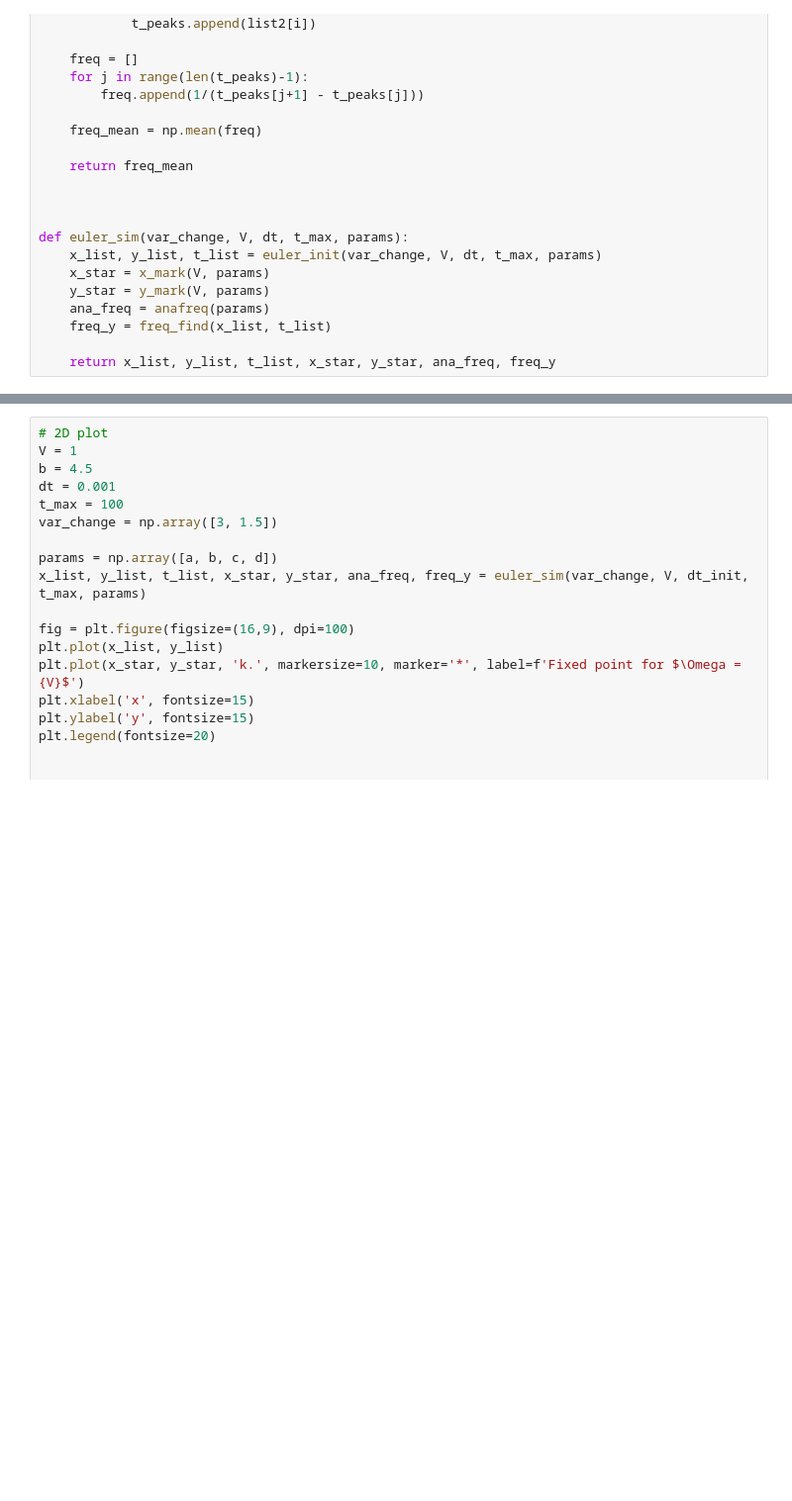
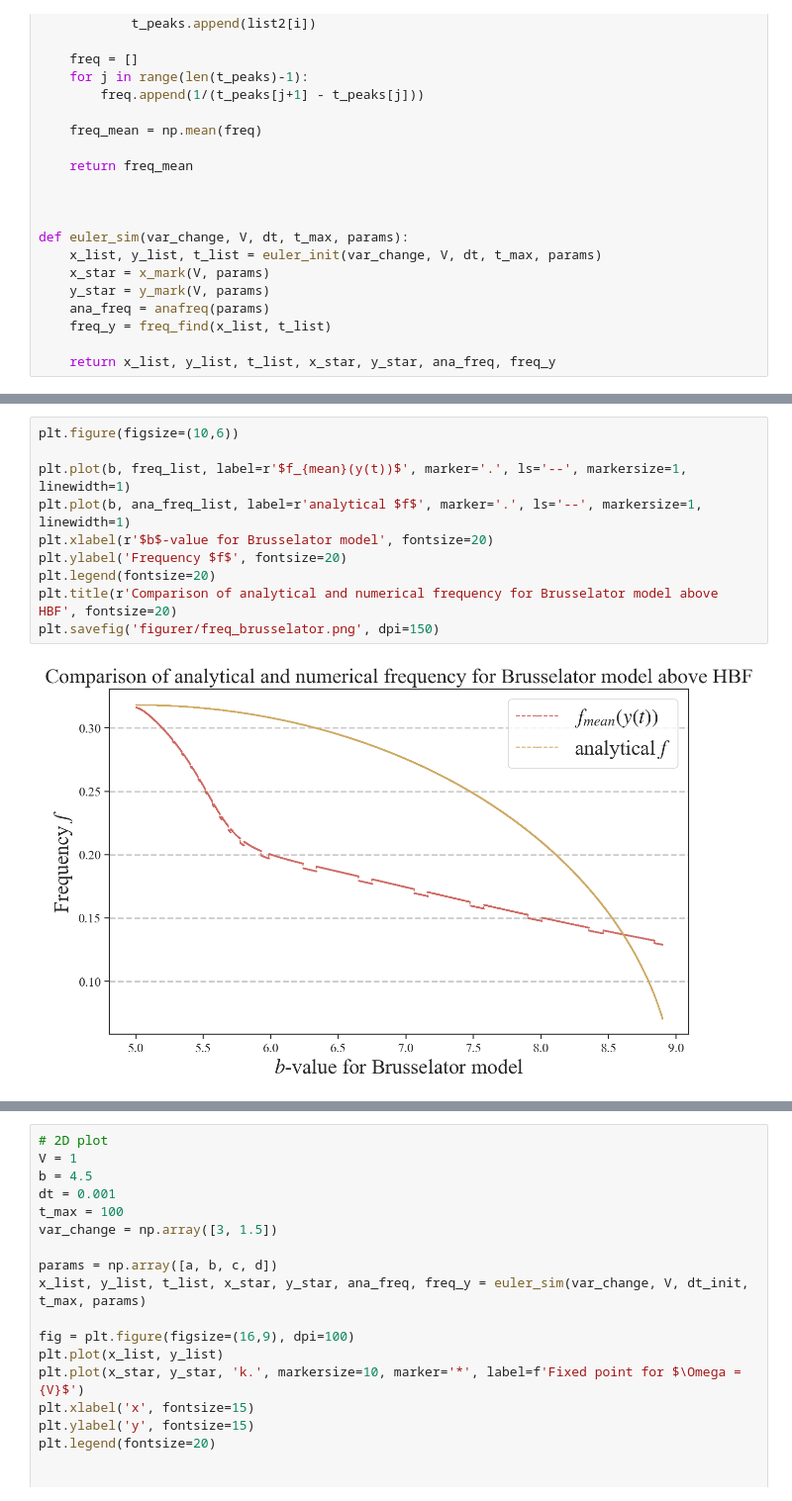
Before and after one commit to nielsdavidsen/PUK_2024, a Jupyter notebook: deterministic_system.ipynb, the cells around one changed output, grey strips where cells are left out. Shown at 99% size. Drawn from its saved outputs; the diff is of its cells as text; blank space fills up the shorter version.

```diff
--- a/deterministic_system.ipynb
+++ b/deterministic_system.ipynb
@@ -207,3 +229,15 @@ Text(0.5, 0.98, 'Euler method simulation of the Brusselator model for $\\Omega =
+# %%
+plt.figure(figsize=(10,6))
+
+plt.plot(b, freq_list, label=r'$f_{mean}(y(t))$', marker='.', ls='--', markersize=1, linewidth=1)
+plt.plot(b, ana_freq_list, label=r'analytical $f$', marker='.', ls='--', markersize=1, linewidth=1)
+plt.xlabel(r'$b$-value for Brusselator model', fontsize=20)
+plt.ylabel('Frequency $f$', fontsize=20)
+plt.legend(fontsize=20)
+plt.title(r'Comparison of analytical and numerical frequency for Brusselator model above HBF', fontsize=20)
+plt.savefig('figurer/freq_brusselator.png', dpi=150)
+# %% [output]
+[figure, added]
 # %%
 # find the frequency of the peaks with homemade function
 
```
Also changed, not shown: parts of 7 cells of this notebook, 12 other files.
